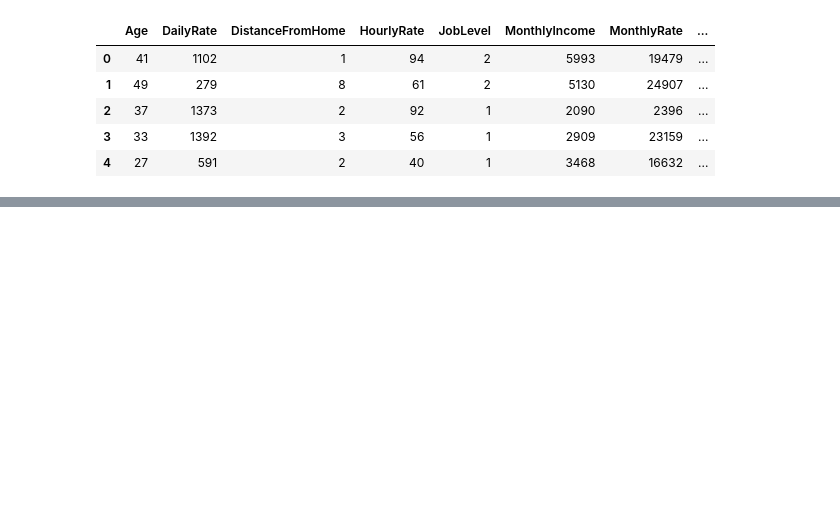
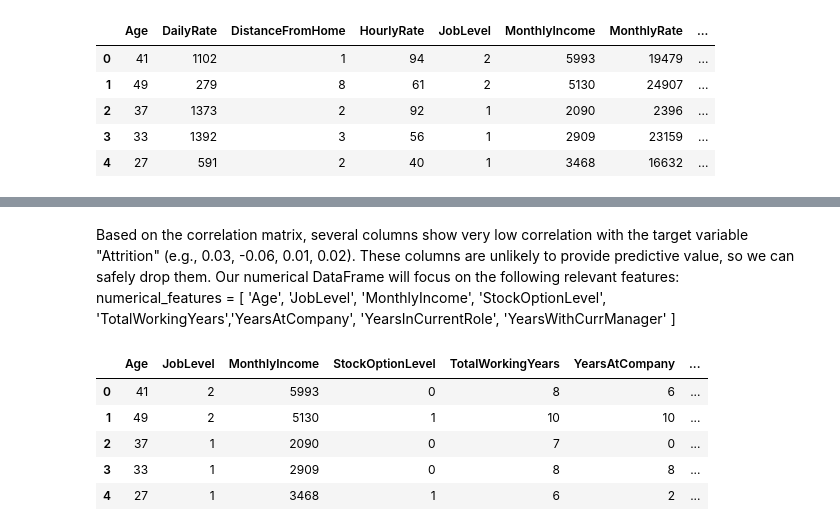
Before and after one commit to codehass/retention-ai-hr-assistant-API, a Jupyter notebook: ml/eda.ipynb, the cells around one changed output, grey strips where cells are left out. Cells and saved outputs as stored; diff of their text form; code cells hidden in the pictures; blank space fills up the shorter version.

```diff
--- a/ml/eda.ipynb
+++ b/ml/eda.ipynb
@@ -249,0 +279,20 @@ plt.show()
+# %% [markdown]
+Based on the correlation matrix, several columns show very low correlation with the target variable "Attrition" (e.g., 0.03, -0.06, 0.01, 0.02).  These columns are unlikely to provide predictive value, so we can safely drop them. Our numerical DataFrame will focus on the following relevant features:
+numerical_features = [
+    'Age', 'JobLevel', 'MonthlyIncome', 'StockOptionLevel',
+    'TotalWorkingYears','YearsAtCompany', 'YearsInCurrentRole', 'YearsWithCurrManager'
+]
+# %%
+corr_target = numerical_df.corr()['Attrition'].abs()
+numerical_features = corr_target[corr_target > 0.1].index.tolist()
+
+numerical_features.remove('Attrition')
+numerical_df = df[numerical_features]
+numerical_df.head()
+# %% [output]
+|  | Age | JobLevel | MonthlyIncome | StockOptionLevel | TotalWorkingYears | YearsAtCompany | ... |
+| 0 | 41 | 2 | 5993 | 0 | 8 | 6 | ... |
+| 1 | 49 | 2 | 5130 | 1 | 10 | 10 | ... |
+| 2 | 37 | 1 | 2090 | 0 | 7 | 0 | ... |
+| 3 | 33 | 1 | 2909 | 0 | 8 | 8 | ... |
+| 4 | 27 | 1 | 3468 | 1 | 6 | 2 | ... |
```
Also changed, not shown: parts of 5 cells of this notebook.
